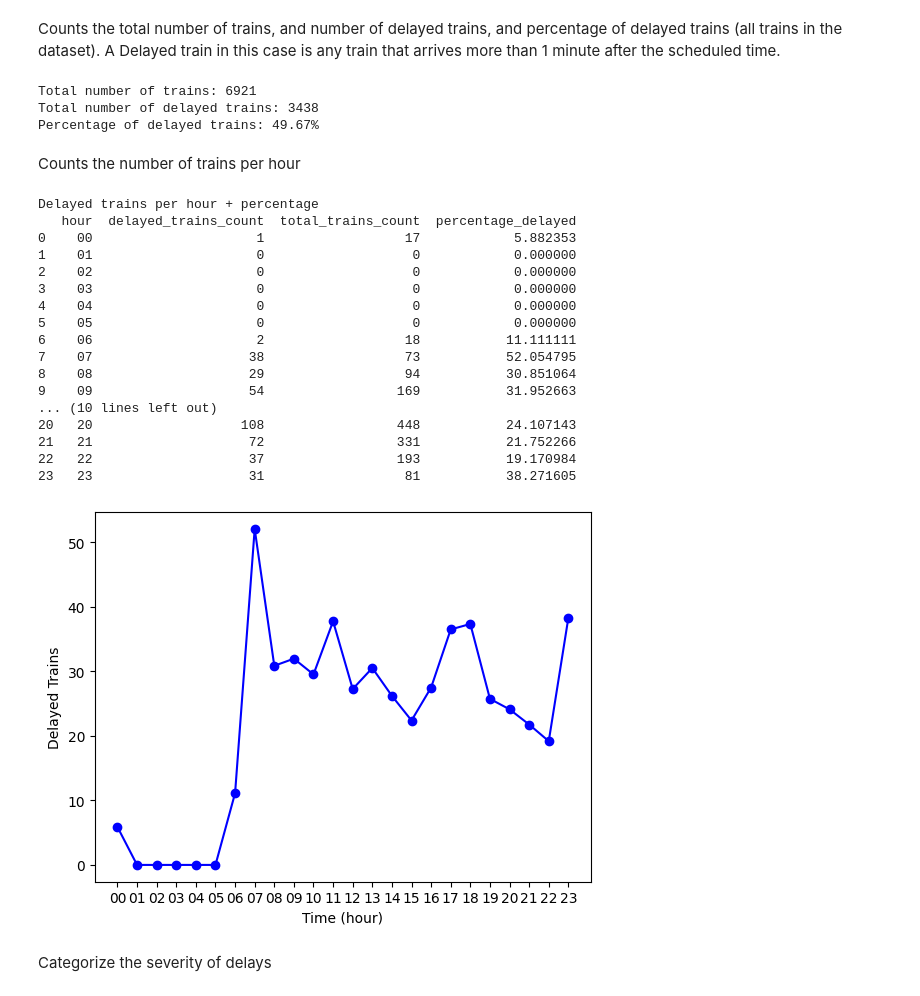
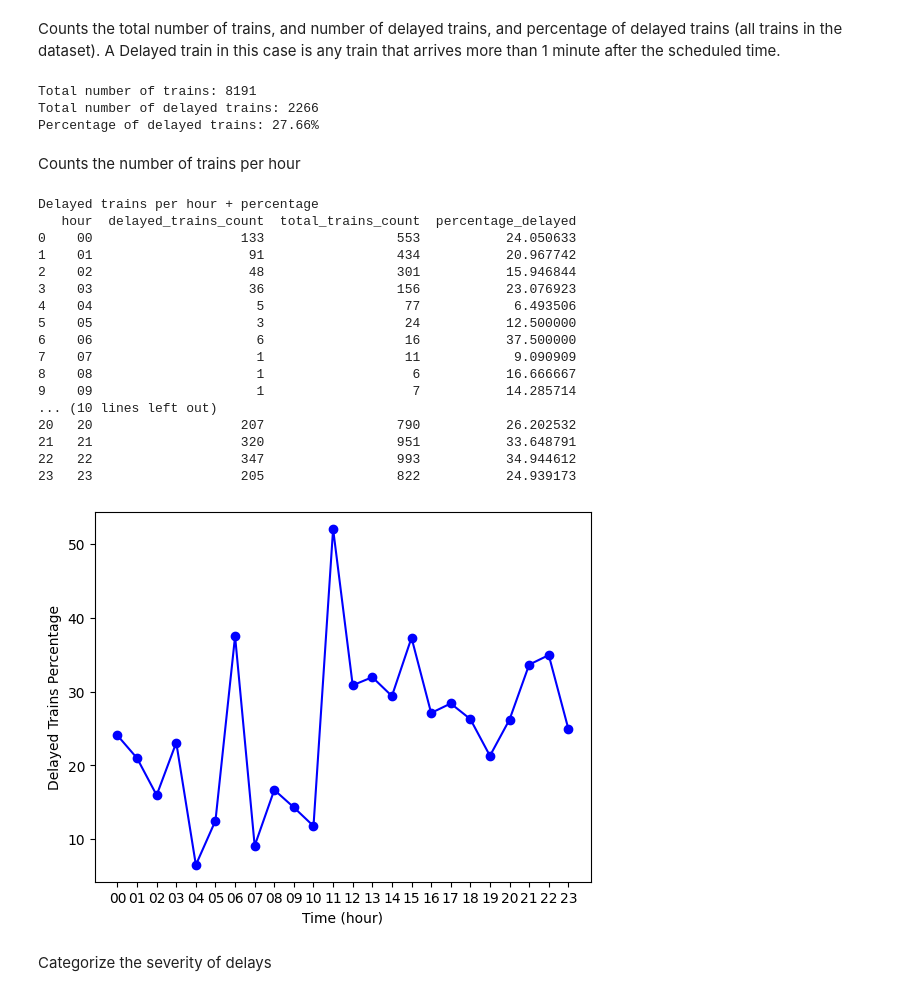
Before and after one commit to sthyu/Real_Time_LIRR, a Jupyter notebook: LIRR_GTFS_Analysis.ipynb, the cells around one changed output. Saved outputs shown, nothing was run; the diff lists cells and outputs as text; code cells hidden in the pictures.

Commit message:
Updated Data + Analysis

```diff
--- a/LIRR_GTFS_Analysis.ipynb
+++ b/LIRR_GTFS_Analysis.ipynb
@@ -314,6 +323,12 @@ def category_of_delays(pandas_df):
 #sorts trains per hour
 def delayed_trains_per_hour(pandas_df):
     count_df = pandas_df.copy()
+    count_df['local_arrival_time'] = pd.to_datetime(count_df['local_arrival_time'], utc=True)
+    #count_df['local_arrival_time'] = pd.to_datetime(count_df['local_arrival_time'], format='%Y-%m-%d %H:%M:%S')
+    #count_df['local_arrival_time'] = pd.to_datetime(count_df['local_arrival_time'], errors='coerce').dt.tz_localize(None)
+
+
+
     count_df['hour'] = pd.to_datetime(count_df['local_arrival_time']).dt.strftime('%H')
 
     delayed_trains_df = count_df[count_df['delay_formatted'] > DELAY]
@@ -846,15 +861,15 @@ Counts the total number of trains, and number of delayed trains, and percentage
 # %%
 
 total_trains = cleaned_data.shape[0]
-delayed_trains = cleaned_data[cleaned_data['delay_formatted'] > 0].shape[0]
+delayed_trains = cleaned_data[cleaned_data['delay_formatted'] > DELAY].shape[0]
 percentage_delayed_trains = (delayed_trains / total_trains) * 100
 print(f"Total number of trains: {total_trains}")
 print(f"Total number of delayed trains: {delayed_trains}")
 print(f"Percentage of delayed trains: {percentage_delayed_trains:.2f}%")
 # %% [output]
-Total number of trains: 6921
-Total number of delayed trains: 3438
-Percentage of delayed trains: 49.67%
+Total number of trains: 8191
+Total number of delayed trains: 2266
+Percentage of delayed trains: 27.66%
 # %% [markdown]
 Counts the number of trains per hour
 # %%
@@ -864,31 +879,31 @@ print(delayed_trains_hour)
 # %% [output]
 Delayed trains per hour + percentage
    hour  delayed_trains_count  total_trains_count  percentage_delayed
-0    00                     1                  17            5.882353
-1    01                     0                   0            0.000000
-2    02                     0                   0            0.000000
-3    03                     0                   0            0.000000
-4    04                     0                   0            0.000000
-5    05                     0                   0            0.000000
-6    06                     2                  18           11.111111
-7    07                    38                  73           52.054795
-8    08                    29                  94           30.851064
-9    09                    54                 169           31.952663
+0    00                   133                 553           24.050633
+1    01                    91                 434           20.967742
+2    02                    48                 301           15.946844
+3    03                    36                 156           23.076923
+4    04                     5                  77            6.493506
+5    05                     3                  24           12.500000
+6    06                     6                  16           37.500000
+7    07                     1                  11            9.090909
+8    08                     1                   6           16.666667
+9    09                     1                   7           14.285714
 ... (10 lines left out)
-20   20                   108                 448           24.107143
-21   21                    72                 331           21.752266
-22   22                    37                 193           19.170984
-23   23                    31                  81           38.271605
+20   20                   207                 790           26.202532
+21   21                   320                 951           33.648791
+22   22                   347                 993           34.944612
+23   23                   205                 822           24.939173
 # %%
 
 #delayed_trains_hour['delayed_trains_count'].plot(kind='line', figsize=(8, 4), title='Delayed Trains Count')
 plt.plot(delayed_trains_hour['hour'], delayed_trains_hour['percentage_delayed'], marker='o', color='b', label='Delayed Trains Percentage')
 plt.xticks(range(0, 24))
 plt.xlabel('Time (hour)')
-plt.ylabel('Delayed Trains')
+plt.ylabel('Delayed Trains Percentage')
 plt.show()
 # %% [output]
-[figure, old version]
+[figure, new version]
 # %% [markdown]
 Categorize the severity of delays
 # %% [markdown]
```
Also changed, not shown: parts of 21 cells of this notebook.
